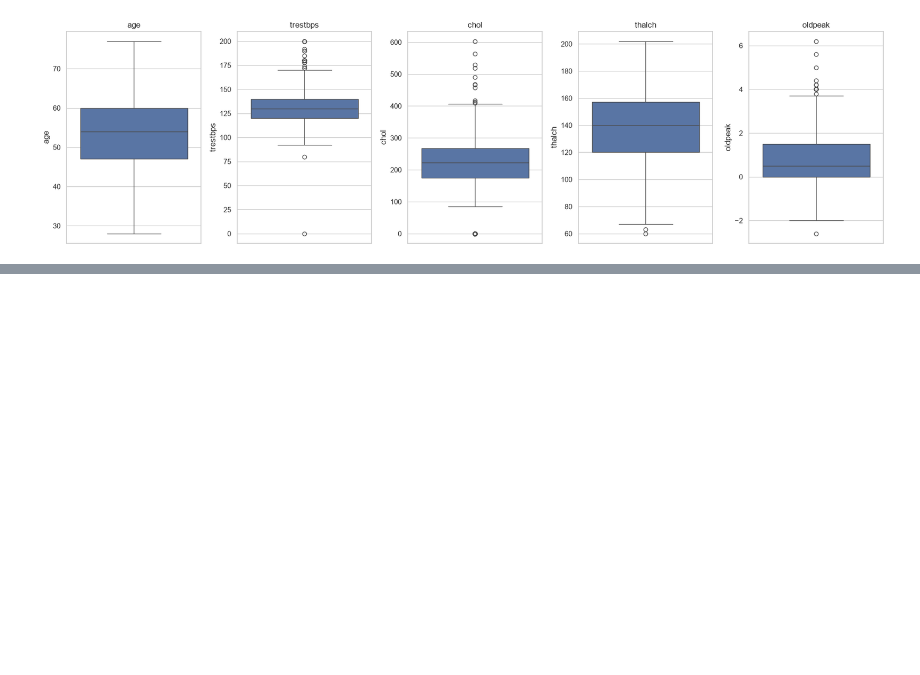
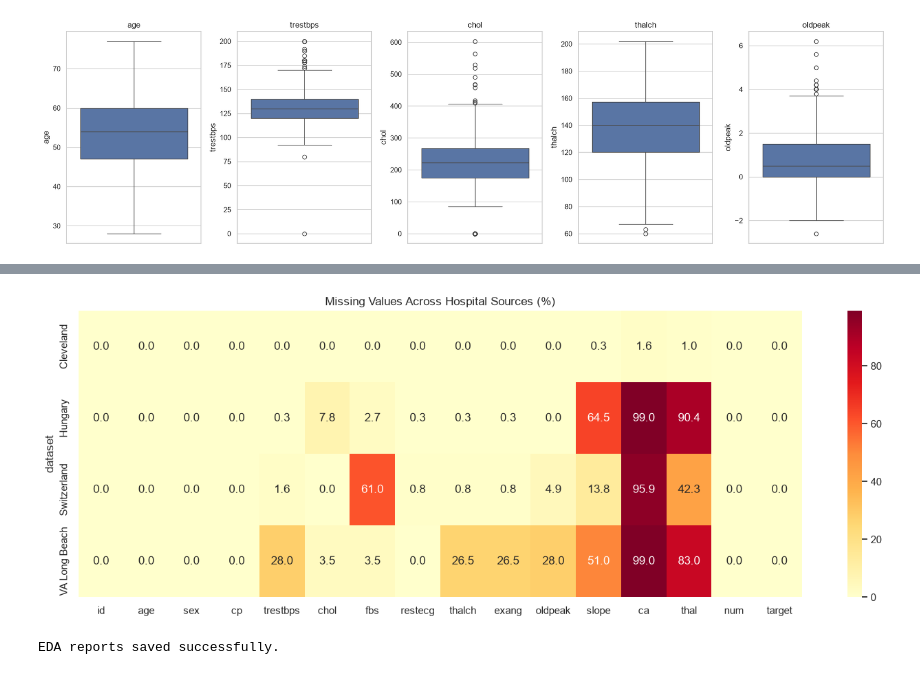
Before and after one commit to abdulrehman142/Cardiofy, a Jupyter notebook: notebooks/01_exploratory_data_analysis.ipynb, the cells around one changed output, grey strips where cells are left out. Cells and saved outputs as stored; diff of their text form; code cells hidden in the pictures; blank space fills up the shorter version.

```diff
--- a/notebooks/01_exploratory_data_analysis.ipynb
+++ b/notebooks/01_exploratory_data_analysis.ipynb
@@ -248,0 +285,50 @@ KeyError: "['hospital'] not found in axis"
+# %%
+hospital_missing = df.groupby("dataset").apply(
+    lambda group: group.drop(
+        columns=["dataset"],
+        errors="ignore"
+    ).isnull().mean() * 100
+)
+
+plt.figure(figsize=(14, 5))
+
+sns.heatmap(
+    hospital_missing,
+    annot=True,
+    fmt=".1f",
+    cmap="YlOrRd"
+)
+
+plt.title("Missing Values Across Hospital Sources (%)")
+plt.tight_layout()
+plt.show()
+# %% [output]
+[figure, added]
+# %%
+REPORT_DIR = ROOT / "reports" / "eda"
+
+REPORT_DIR.mkdir(parents=True, exist_ok=True)
+
+missing.to_csv(
+    REPORT_DIR / "missing_values.csv"
+)
+
+hospital_summary.to_csv(
+    REPORT_DIR / "hospital_summary.csv"
+)
+
+hospital_missing.to_csv(
+    REPORT_DIR / "hospital_missing_values.csv"
+)
+
+correlation.to_csv(
+    REPORT_DIR / "correlation_matrix.csv"
+)
+
+df.describe(include="all").T.to_csv(
+    REPORT_DIR / "dataset_statistics.csv"
+)
+
+print("EDA reports saved successfully.")
+# %% [output]
+EDA reports saved successfully.
```
Also changed, not shown: parts of 3 cells of this notebook, 12 other files.
